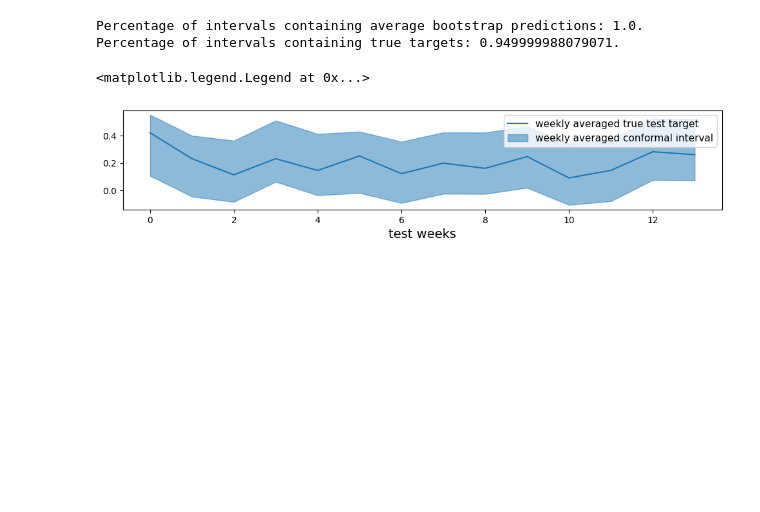
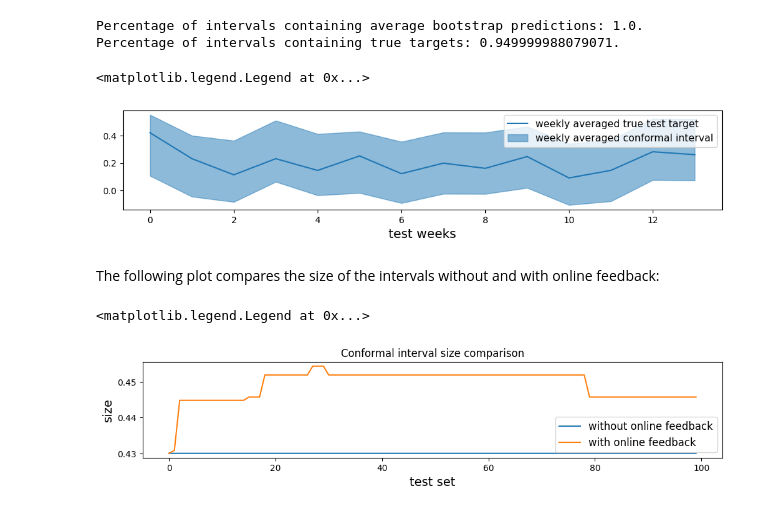
Before and after one commit to jeremysb1/enbpi_ts, a Jupyter notebook: EnbPI_timeseries.ipynb, the cells around one changed output. Saved outputs shown, nothing was run; the diff lists cells and outputs as text; code cells hidden in the pictures; blank space fills up the shorter version.

Commit message:
added plot with and w/o feedback

```diff
--- a/EnbPI_timeseries.ipynb
+++ b/EnbPI_timeseries.ipynb
@@ -347,3 +347,16 @@ plt.legend(fontsize=11, loc="upper right")
 # %% [output]
 <matplotlib.legend.Legend at 0x...>
 [figure]
+# %% [markdown]
+The following plot compares the size of the intervals without and with online feedback:
+# %%
+plt.figure(figsize=(12, 2))
+plt.title("Conformal interval size comparison")
+plt.plot(np.diff(conformal_intervals), label="without online feedback")
+plt.plot(np.diff(conformal_intervals2), label="with online feedback")
+plt.xlabel("test set", fontsize=14)
+plt.ylabel("size", fontsize=14)
+plt.legend(fontsize=12)
+# %% [output]
+<matplotlib.legend.Legend at 0x...>
+[figure, added]
```
